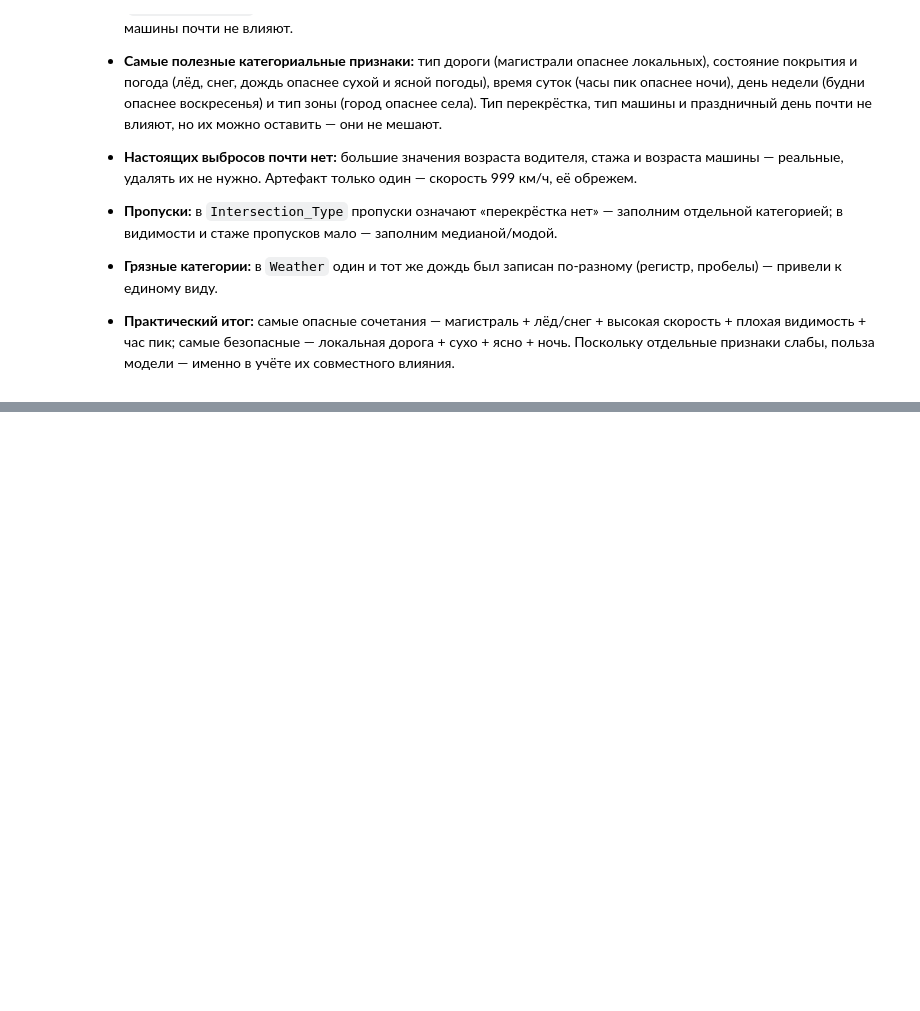
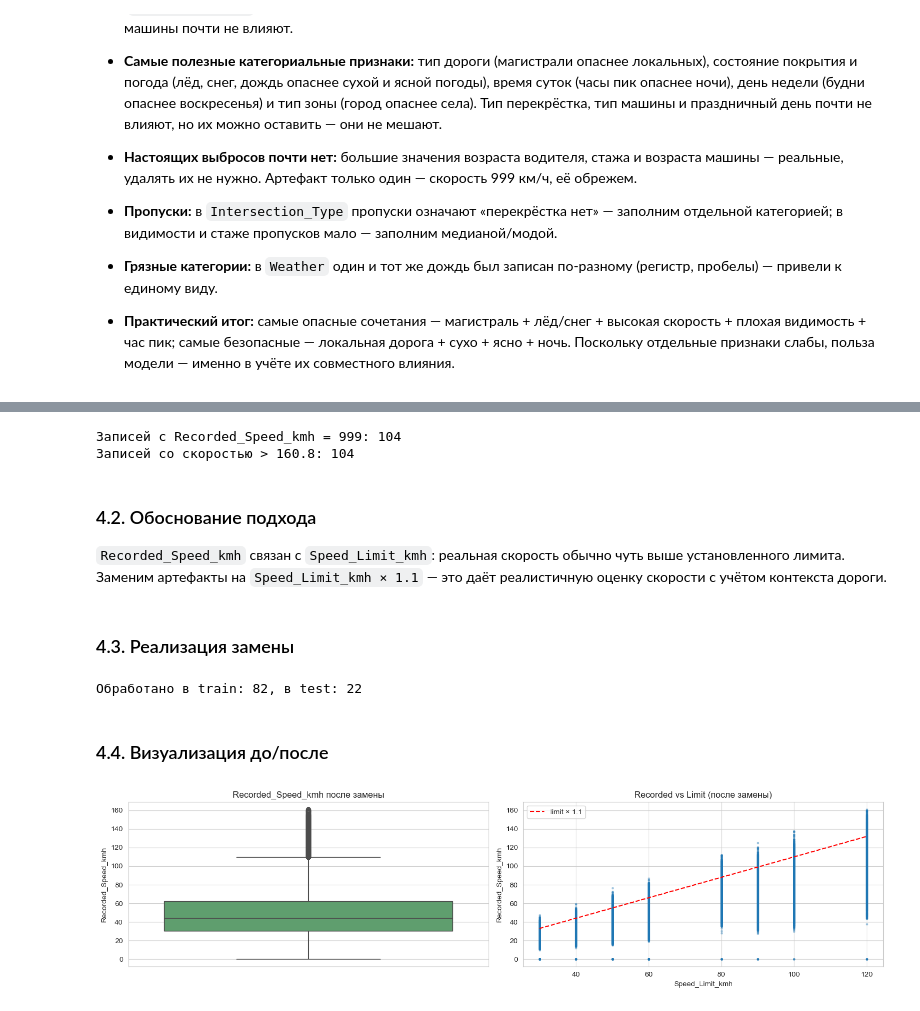
Before and after one commit to Svetlana-plv/Machine_Learning, a Jupyter notebook: lab-3-traffic-accident-classification.ipynb, the cells around one changed output, grey strips where cells are left out. Drawn from its saved outputs; the diff is of its cells as text; code cells hidden in the pictures; blank space fills up the shorter version.

```diff
--- a/lab-3-traffic-accident-classification.ipynb
+++ b/lab-3-traffic-accident-classification.ipynb
@@ -881,0 +888,45 @@ plt.show()
+# %%
+print(f"Записей с Recorded_Speed_kmh = 999: {(X_train['Recorded_Speed_kmh'] == 999).sum() + (X_test['Recorded_Speed_kmh'] == 999).sum()}")
+print(f"Записей со скоростью > 160.8: {(X_train['Recorded_Speed_kmh'] > 160.8).sum() + (X_test['Recorded_Speed_kmh'] > 160.8).sum()}")
+# %% [output]
+Записей с Recorded_Speed_kmh = 999: 104
+Записей со скоростью > 160.8: 104
+# %% [markdown]
+### 4.2. Обоснование подхода
+
+`Recorded_Speed_kmh` связан с `Speed_Limit_kmh`: реальная скорость обычно чуть выше установленного лимита. Заменим артефакты на `Speed_Limit_kmh × 1.1` — это даёт реалистичную оценку скорости с учётом контекста дороги.
+# %% [markdown]
+### 4.3. Реализация замены
+# %%
+anom_train = X_train['Recorded_Speed_kmh'] > 160.8
+anom_test  = X_test['Recorded_Speed_kmh']  > 160.8
+
+X_train.loc[anom_train, 'Recorded_Speed_kmh'] = (
+    X_train.loc[anom_train, 'Speed_Limit_kmh'] * 1.1)
+X_test.loc[anom_test, 'Recorded_Speed_kmh'] = (
+    X_test.loc[anom_test, 'Speed_Limit_kmh'] * 1.1)
+
+print(f"Обработано в train: {anom_train.sum()}, в test: {anom_test.sum()}")
+# %% [output]
+Обработано в train: 82, в test: 22
+# %% [markdown]
+### 4.4. Визуализация до/после
+# %%
+fig, axes = plt.subplots(1, 2, figsize=(15, 4))
+
+# Boxplot
+sns.boxplot(y=X_train['Recorded_Speed_kmh'], ax=axes[0], color='#55A868')
+axes[0].set_title('Recorded_Speed_kmh после замены')
+
+# Scatter: скорость vs лимит
+axes[1].scatter(X_train['Speed_Limit_kmh'], X_train['Recorded_Speed_kmh'], s=5, alpha=0.3)
+axes[1].plot([30, 120], [30*1.1, 120*1.1], 'r--', label='limit × 1.1')
+axes[1].set_xlabel('Speed_Limit_kmh')
+axes[1].set_ylabel('Recorded_Speed_kmh')
+axes[1].set_title('Recorded vs Limit (после замены)')
+axes[1].legend()
+
+plt.tight_layout()
+plt.show()
+# %% [output]
+[figure, added]
```
Also changed, not shown: parts of 33 cells of this notebook.
